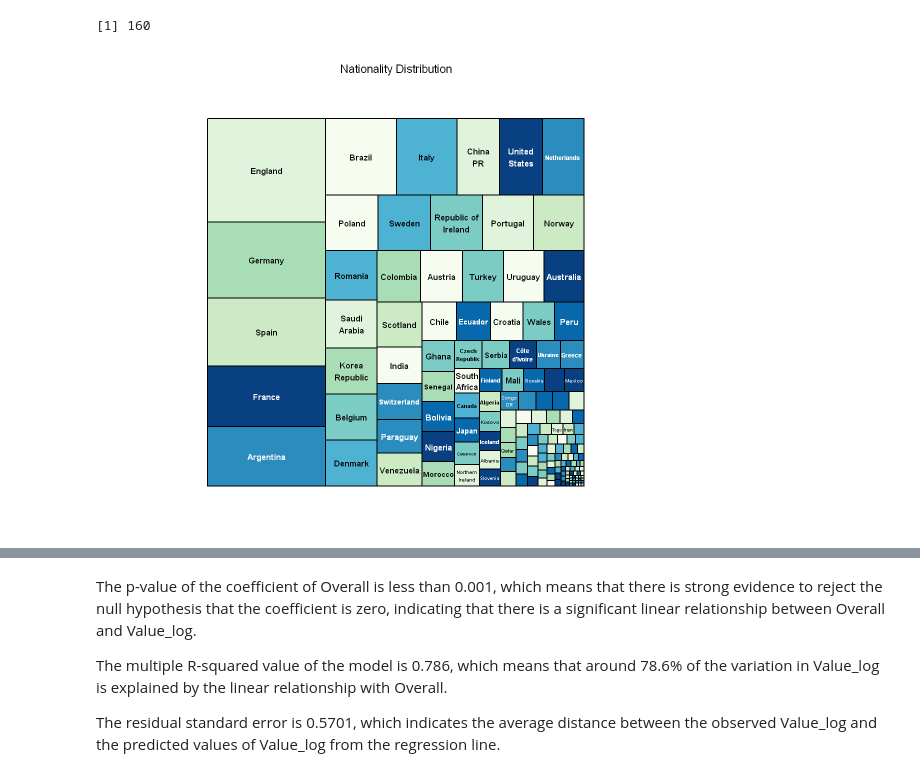
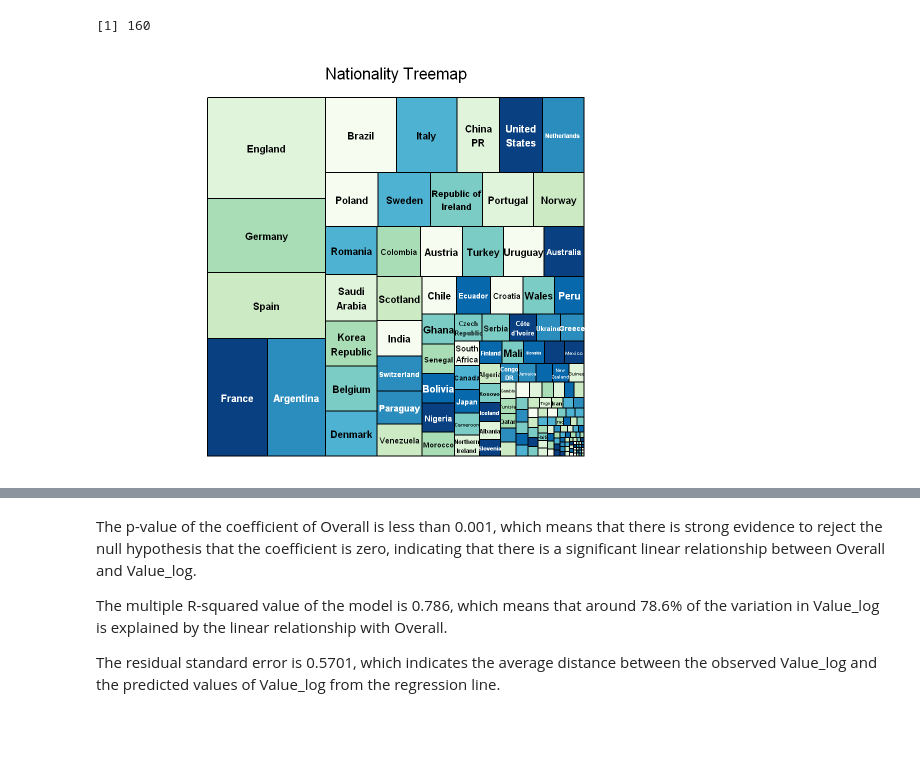
Before and after one commit to YoNG-Zaii/MH3511-FIFA-Analysis, a Jupyter notebook: Max MH3511 Report.ipynb, the cells around one changed output, grey strips where cells are left out. Drawn from its saved outputs; the diff is of its cells as text; code cells hidden in the pictures; blank space fills up the shorter version.

```diff
--- a/Max MH3511 Report.ipynb
+++ b/Max MH3511 Report.ipynb
@@ -62,7 +74,7 @@ head(team_only)
 # %% [output]
 ERROR: Error in fix.by(by.x, x): 'by' must specify a uniquely valid column
 # %%
-data <- players[c('Age', 'Nationality', 'Overall', 'Value.in.Euro.')]
+data <- players[c('Nationality', 'Overall', 'Value.in.Euro.', 'Wage.in.Euro.', 'Crossing', 'Sprint.Speed', 'Acceleration', 'Height.in.cm.','Weight.in.kg.')]
 head(data)
 dim(data)
 # %% [output]
@@ -279,15 +478,15 @@ print(distinct_count$n)
 library(treemap)
 library(treemapify)
 # %%
-options(repr.plot.width=10, repr.plot.height=8)
+options(repr.plot.width=10, repr.plot.height=7)
 
-nationality_counts <- data.frame(table(data$Nationality))
+nationality_counts <- data.frame(table(players$Nationality))
 colnames(nationality_counts) <- c("Nationality", "Count")
-# Create the treemap
+
 treemap(nationality_counts, index = "Nationality", vSize = "Count",
-        title = "Nationality Distribution", fontsize.labels = 10,
-        add.percent = TRUE,
-        fontsize.percent = 12,
-        palette = "GnBu")
+        fontsize.labels = 12,
+        palette = "GnBu",
+        title = "Nationality Treemap",
+        fontsize.title = 20)
 # %% [output]
-[figure, old version]
+[figure, new version]
```
Also changed, not shown: parts of 48 cells of this notebook.
